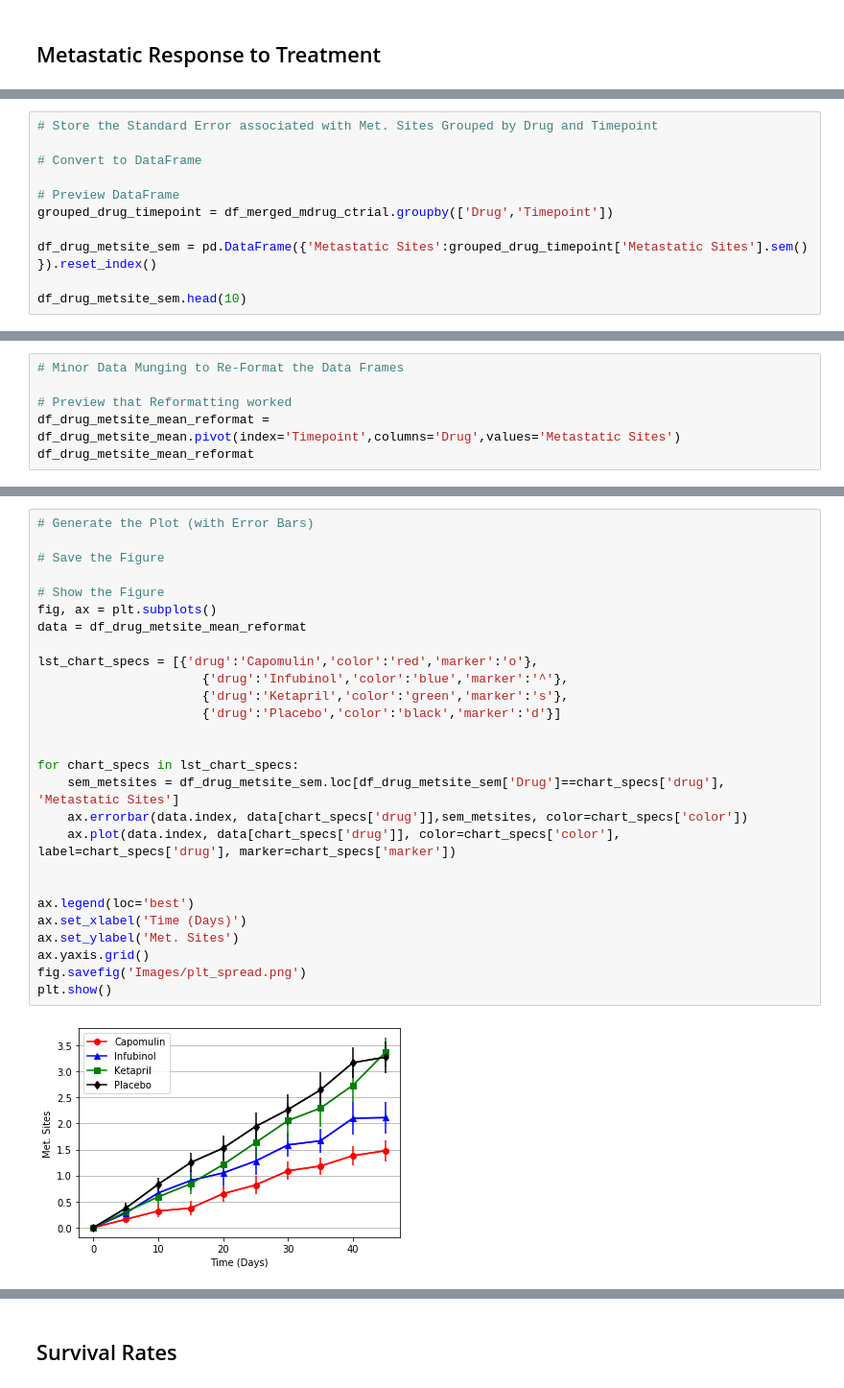
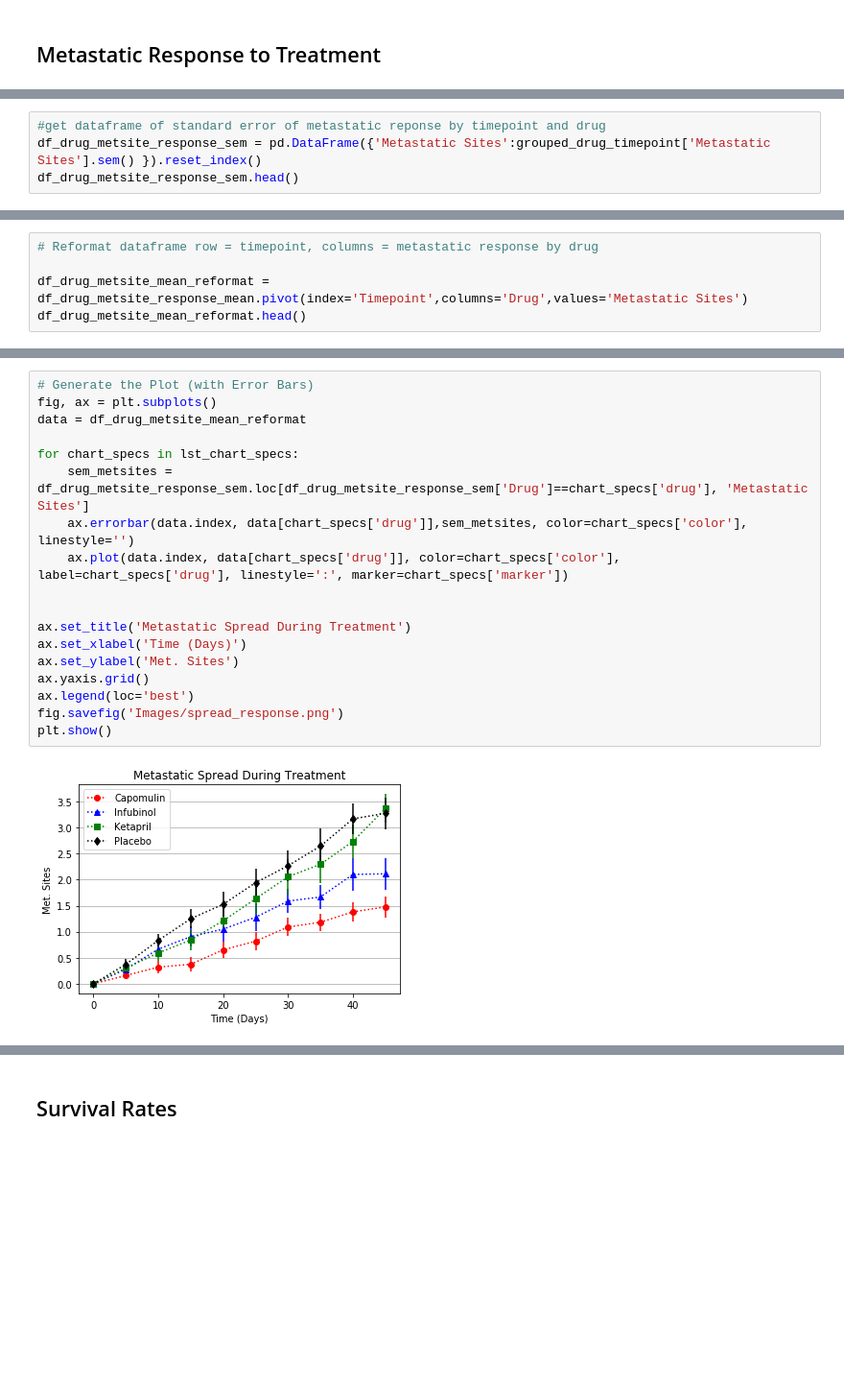
Before and after one commit to arnoldmacamos/matplotlib-challenge, a Jupyter notebook: Pymaceuticals/pymaceuticals.ipynb, the cells around one changed output, grey strips where cells are left out. Shown at 96% size. Saved outputs shown, nothing was run; the diff lists cells and outputs as text; blank space fills up the shorter version.

```diff
--- a/Pymaceuticals/pymaceuticals.ipynb
+++ b/Pymaceuticals/pymaceuticals.ipynb
@@ -133,14 +104,3 @@ df_drug_metsite_mean.head()
 | 2 | Capomulin | 10 | 0.320000 |
 | 3 | Capomulin | 15 | 0.375000 |
 | 4 | Capomulin | 20 | 0.652174 |
-# %%
-# Store the Standard Error associated with Met. Sites Grouped by Drug and Timepoint
-
-# Convert to DataFrame
-
-# Preview DataFrame
-grouped_drug_timepoint = df_merged_mdrug_ctrial.groupby(['Drug','Timepoint'])
-
-df_drug_metsite_sem = pd.DataFrame({'Metastatic Sites':grouped_drug_timepoint['Metastatic Sites'].sem() }).reset_index()
-
-df_drug_metsite_sem.head(10)
@@ -158,0 +107,4 @@ df_drug_metsite_sem.head(10)
+# %%
+#get dataframe of standard error of metastatic reponse by timepoint and drug
+df_drug_metsite_response_sem = pd.DataFrame({'Metastatic Sites':grouped_drug_timepoint['Metastatic Sites'].sem() }).reset_index()
+df_drug_metsite_response_sem.head()
@@ -159,9 +118,8 @@ df_drug_metsite_sem.head(10)
 # %%
-# Minor Data Munging to Re-Format the Data Frames
+# Reformat dataframe row = timepoint, columns = metastatic response by drug
 
-# Preview that Reformatting worked
-df_drug_metsite_mean_reformat = df_drug_metsite_mean.pivot(index='Timepoint',columns='Drug',values='Metastatic Sites')
-df_drug_metsite_mean_reformat
+df_drug_metsite_mean_reformat = df_drug_metsite_response_mean.pivot(index='Timepoint',columns='Drug',values='Metastatic Sites')
+df_drug_metsite_mean_reformat.head()
 # %% [output]
 | Drug | Capomulin | Ceftamin | Infubinol | Ketapril | Naftisol | Placebo | Propriva | Ramicane | Stelasyn | ... |
 | Timepoint |  |  |  |  |  |  |  |  |  | ... |
@@ -178,29 +131,20 @@ df_drug_metsite_mean_reformat
 # %%
 # Generate the Plot (with Error Bars)
-
-# Save the Figure
-
-# Show the Figure
 fig, ax = plt.subplots()
 data = df_drug_metsite_mean_reformat
 
-lst_chart_specs = [{'drug':'Capomulin','color':'red','marker':'o'},
-                      {'drug':'Infubinol','color':'blue','marker':'^'},
-                      {'drug':'Ketapril','color':'green','marker':'s'},
-                      {'drug':'Placebo','color':'black','marker':'d'}]
+for chart_specs in lst_chart_specs:
+    sem_metsites = df_drug_metsite_response_sem.loc[df_drug_metsite_response_sem['Drug']==chart_specs['drug'], 'Metastatic Sites']
+    ax.errorbar(data.index, data[chart_specs['drug']],sem_metsites, color=chart_specs['color'], linestyle='')
+    ax.plot(data.index, data[chart_specs['drug']], color=chart_specs['color'], label=chart_specs['drug'], linestyle=':', marker=chart_specs['marker'])
 
 
-for chart_specs in lst_chart_specs:
-    sem_metsites = df_drug_metsite_sem.loc[df_drug_metsite_sem['Drug']==chart_specs['drug'], 'Metastatic Sites']
-    ax.errorbar(data.index, data[chart_specs['drug']],sem_metsites, color=chart_specs['color'])
-    ax.plot(data.index, data[chart_specs['drug']], color=chart_specs['color'], label=chart_specs['drug'], marker=chart_specs['marker'])
-
-
-ax.legend(loc='best')
+ax.set_title('Metastatic Spread During Treatment')
 ax.set_xlabel('Time (Days)')
 ax.set_ylabel('Met. Sites')
 ax.yaxis.grid()
-fig.savefig('Images/plt_spread.png')
+ax.legend(loc='best')
+fig.savefig('Images/spread_response.png')
 plt.show()
 # %% [output]
-[figure, old version]
+[figure, new version]
```
Also changed, not shown: parts of 24 cells of this notebook, 8 other files.
